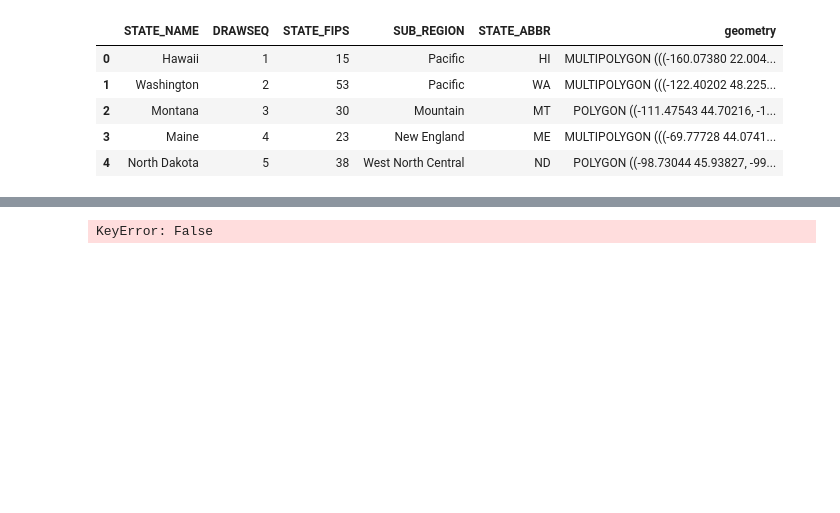
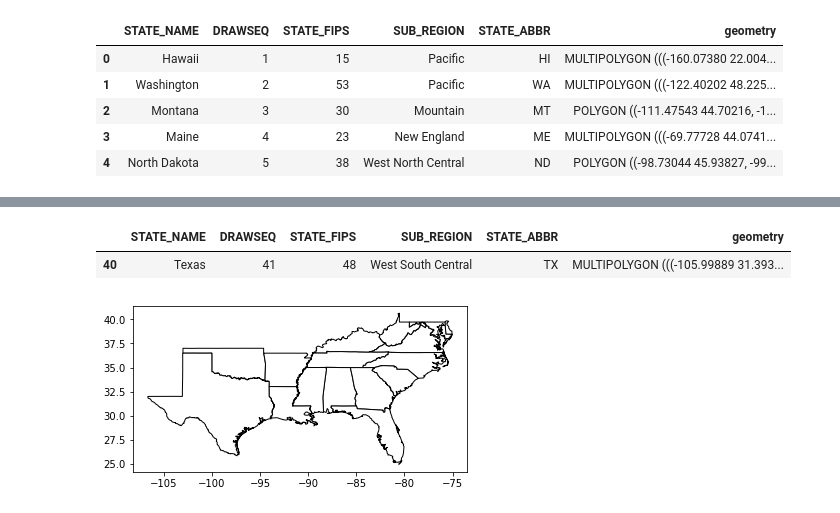
Before and after one commit to jlu90/Mapping-Dual-Risk-Hurricanes-and-COVID, a Jupyter notebook: uri/Uri Notebook.ipynb, the cells around one changed output, grey strips where cells are left out. Saved outputs shown, nothing was run; the diff lists cells and outputs as text; code cells hidden in the pictures; blank space fills up the shorter version.

```diff
--- a/uri/Uri Notebook.ipynb
+++ b/uri/Uri Notebook.ipynb
@@ -166,5 +212,11 @@ usa.head()
 # %%
-usa[usa["STATE_NAME" == 'Maine']].plot()
+usa[usa["STATE_NAME"] == 'Texas']
 # %% [output]
-KeyError: False
+|  | STATE_NAME | DRAWSEQ | STATE_FIPS | SUB_REGION | STATE_ABBR | geometry |
+| 40 | Texas | 41 | 48 | West South Central | TX | MULTIPOLYGON (((-105.99889 31.393... |
+# %%
+usa.loc[(usa["SUB_REGION"] == 'South Atlantic') | (usa["SUB_REGION"] == 'East South Central')
+        | (usa["SUB_REGION"] == 'West South Central') , :].plot(color='white', edgecolor='black');
+# %% [output]
+[figure, added]
 # %%
```
Also changed, not shown: parts of 14 cells of this notebook, 2 other files.
